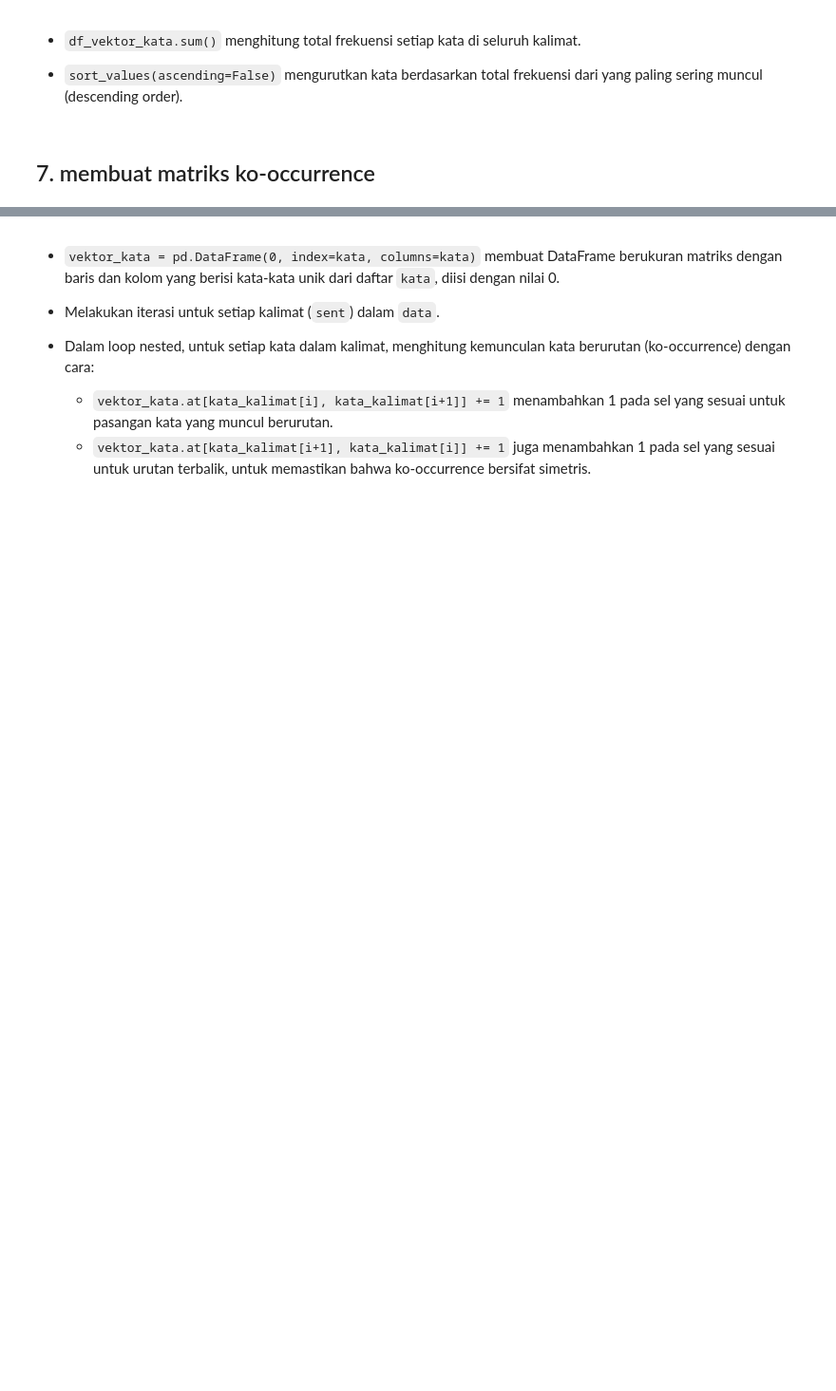
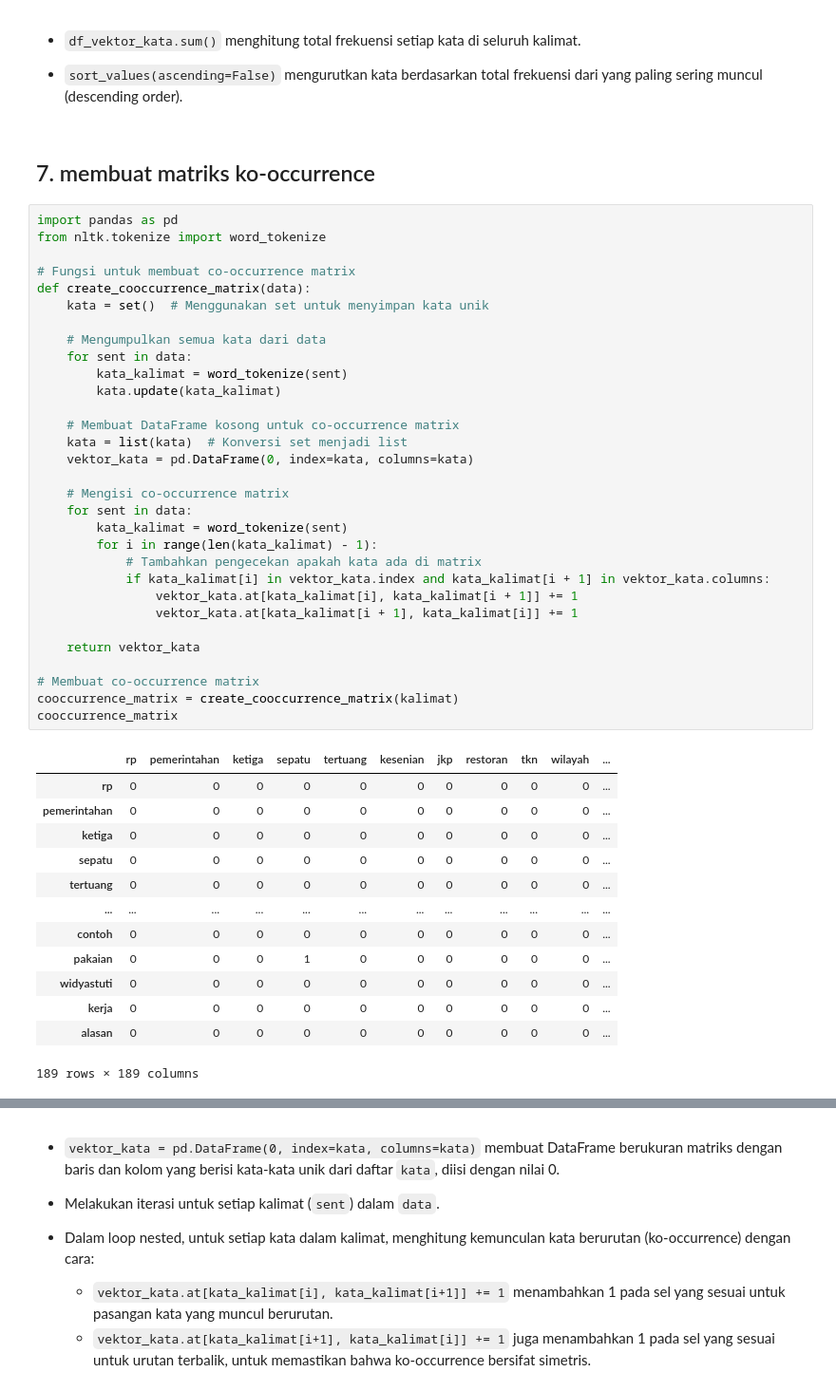
Before and after one commit to yudha22052/ppw, a Jupyter notebook: _sources/keyword.ipynb, the cells around one changed output, grey strips where cells are left out. Shown at 95% size. Drawn from its saved outputs; the diff is of its cells as text; blank space fills up the shorter version.

```diff
--- a/_sources/keyword.ipynb
+++ b/_sources/keyword.ipynb
@@ -182,4 +221,49 @@ kabinet, integritas, pakta
    - `sort_values(ascending=False)` mengurutkan kata berdasarkan total frekuensi dari yang paling sering muncul (descending order).
 # %% [markdown]
 ## 7. membuat matriks ko-occurrence
+# %%
+import pandas as pd
+from nltk.tokenize import word_tokenize
+
+# Fungsi untuk membuat co-occurrence matrix
+def create_cooccurrence_matrix(data):
+    kata = set()  # Menggunakan set untuk menyimpan kata unik
+
+    # Mengumpulkan semua kata dari data
+    for sent in data:
+        kata_kalimat = word_tokenize(sent)
+        kata.update(kata_kalimat)
+
+    # Membuat DataFrame kosong untuk co-occurrence matrix
+    kata = list(kata)  # Konversi set menjadi list
+    vektor_kata = pd.DataFrame(0, index=kata, columns=kata)
+
+    # Mengisi co-occurrence matrix
+    for sent in data:
+        kata_kalimat = word_tokenize(sent)
+        for i in range(len(kata_kalimat) - 1):
+            # Tambahkan pengecekan apakah kata ada di matrix
+            if kata_kalimat[i] in vektor_kata.index and kata_kalimat[i + 1] in vektor_kata.columns:
+                vektor_kata.at[kata_kalimat[i], kata_kalimat[i + 1]] += 1
+                vektor_kata.at[kata_kalimat[i + 1], kata_kalimat[i]] += 1
+
+    return vektor_kata
+
+# Membuat co-occurrence matrix
+cooccurrence_matrix = create_cooccurrence_matrix(kalimat)
+cooccurrence_matrix
+# %% [output]
+|  | rp | pemerintahan | ketiga | sepatu | tertuang | kesenian | jkp | restoran | tkn | wilayah | ... |
+| rp | 0 | 0 | 0 | 0 | 0 | 0 | 0 | 0 | 0 | 0 | ... |
+| pemerintahan | 0 | 0 | 0 | 0 | 0 | 0 | 0 | 0 | 0 | 0 | ... |
+| ketiga | 0 | 0 | 0 | 0 | 0 | 0 | 0 | 0 | 0 | 0 | ... |
+| sepatu | 0 | 0 | 0 | 0 | 0 | 0 | 0 | 0 | 0 | 0 | ... |
+| tertuang | 0 | 0 | 0 | 0 | 0 | 0 | 0 | 0 | 0 | 0 | ... |
+| ... | ... | ... | ... | ... | ... | ... | ... | ... | ... | ... | ... |
+| contoh | 0 | 0 | 0 | 0 | 0 | 0 | 0 | 0 | 0 | 0 | ... |
+| pakaian | 0 | 0 | 0 | 1 | 0 | 0 | 0 | 0 | 0 | 0 | ... |
+| widyastuti | 0 | 0 | 0 | 0 | 0 | 0 | 0 | 0 | 0 | 0 | ... |
+| kerja | 0 | 0 | 0 | 0 | 0 | 0 | 0 | 0 | 0 | 0 | ... |
+| alasan | 0 | 0 | 0 | 0 | 0 | 0 | 0 | 0 | 0 | 0 | ... |
+189 rows × 189 columns
 # %%
```
Also changed, not shown: parts of 12 cells of this notebook, 54 other files.
